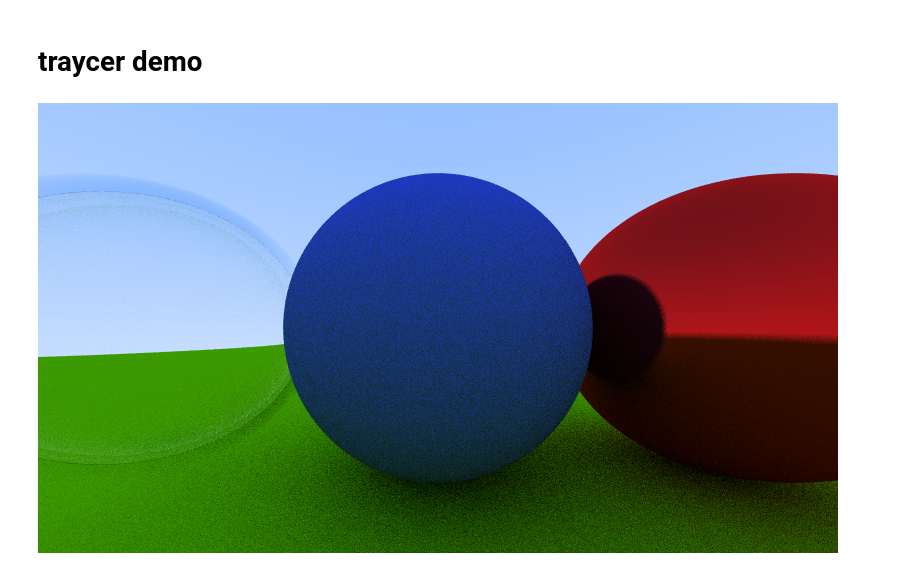
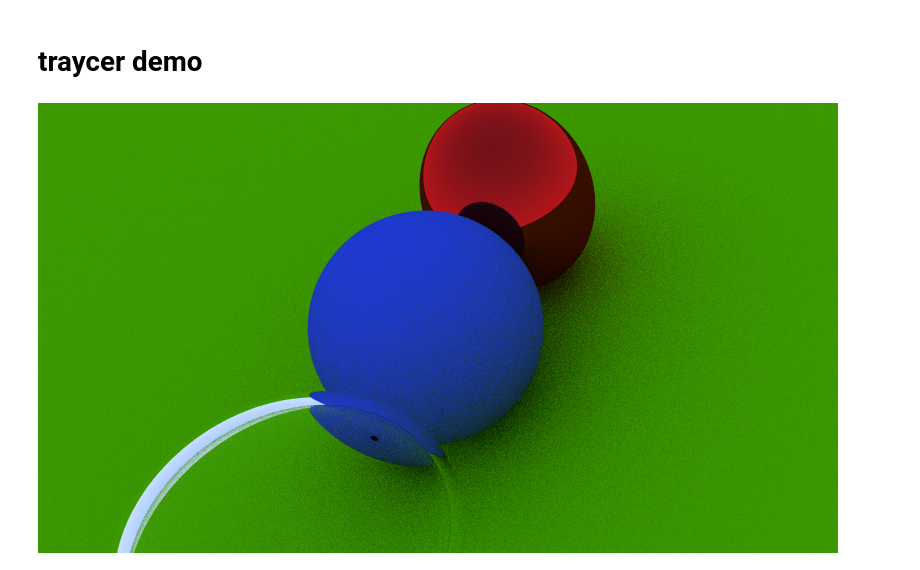
Before and after one commit to bpops/traycer, a Jupyter notebook: demo.ipynb, the cells around one changed output. Saved outputs shown, nothing was run; the diff lists cells and outputs as text; code cells hidden in the pictures.

Commit message:
added camera movement; bugs remain

```diff
--- a/demo.ipynb
+++ b/demo.ipynb
@@ -3,31 +3,33 @@
 # %%
 import traycer
 import importlib
 importlib.reload(traycer)
 from PIL import Image
 from tqdm import tqdm
 
 # filename
 fname = "test.ppm"
 
 # materials
 material_ground = traycer.lambertain(traycer.color(0.4,0.8,0.0))
 material_center = traycer.lambertain(traycer.color(0.2,0.3,0.8))
 material_left   = traycer.metal(traycer.color(0.8,0.8,0.8), fuzz=1.0)
-material_right  = traycer.metal(traycer.color(0.9,0.1,0.1), fuzz=0.05)
+material_right  = traycer.metal(traycer.color(0.9,0.1,0.1), fuzz=0.01)
 material_glass  = traycer.dielectric(theta=1.1)
 
 # world
 world = traycer.hittable_list()
 world.add(traycer.sphere(traycer.point3( 0.0, -100.5, -1.0), 100.0, material_ground))
 #world.add(traycer.sphere(traycer.point3( 0.0,    0.0, -1.0), 0.5, material_center))
 world.add(traycer.sphere(traycer.point3( 0.0,    0.0, -1.0), 0.5, material_center))
 world.add(traycer.sphere(traycer.point3(-1.0,    0.0, -1.0), -0.5, material_glass))
 world.add(traycer.sphere(traycer.point3( 1.0,    0.0, -1.0), 0.5, material_right))
 
-cam = traycer.camera(image_width=800, vfov=80)
-image = cam.render(world, aa=30, max_depth=10)
+cam = traycer.camera(image_width=800, lookfrom=traycer.point3(-2,2,1),
+                     lookat=traycer.point3(0,0,-1),
+                     vup=traycer.vec3(0,1,0), vfov=100)
+image = cam.render(world, aa=50, max_depth=10)
 image.write(fname)
 display(Image.open(fname))
 # %% [output]
-[figure, old version]
+[figure, new version]
```
Also changed, not shown: 2 other files.
